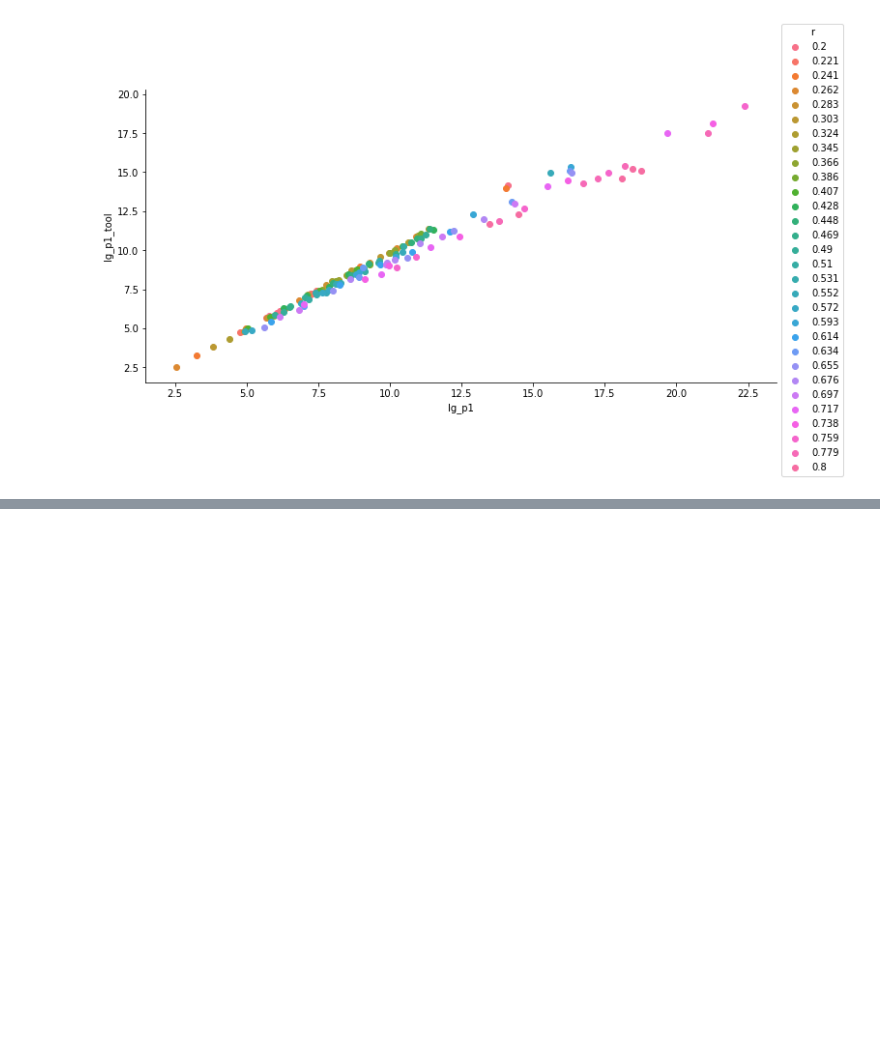
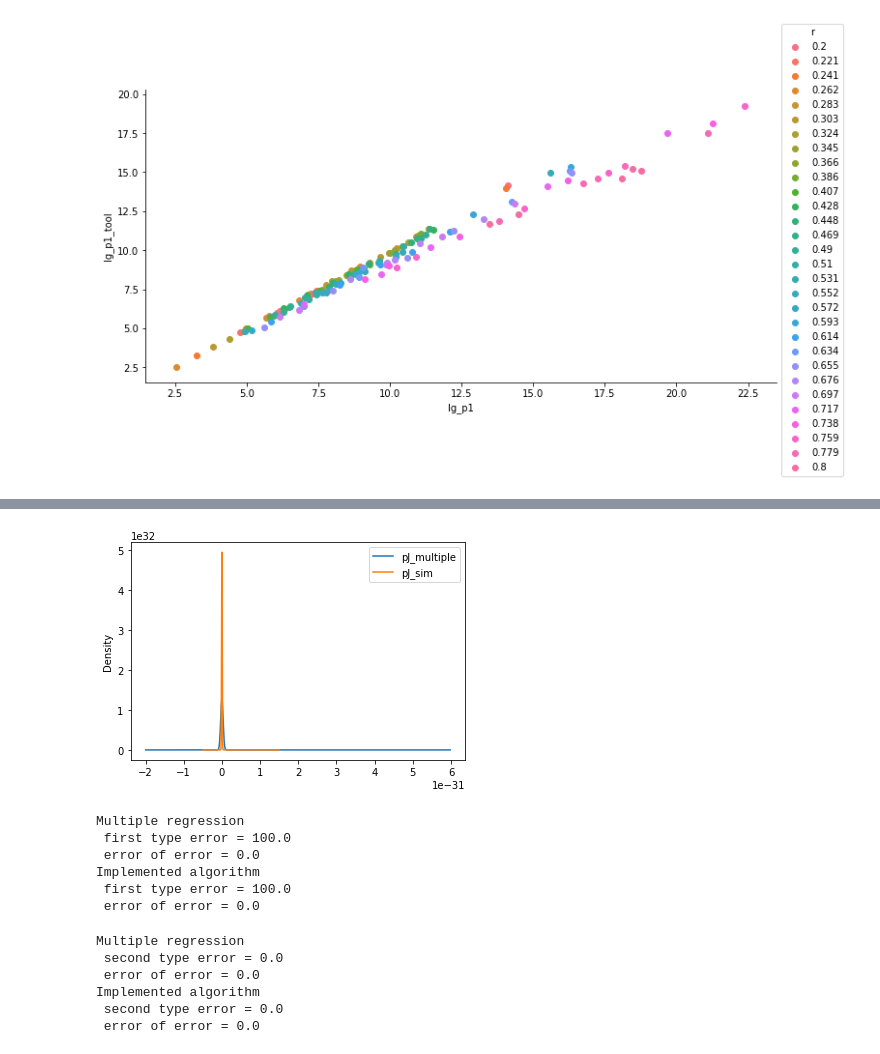
Before and after one commit to SSlavskii/cojo-robustness, a Jupyter notebook: src/results.ipynb, the cells around one changed output, grey strips where cells are left out. Drawn from its saved outputs; the diff is of its cells as text; code cells hidden in the pictures; blank space fills up the shorter version.

Commit message:
calculation of first type error

```diff
--- a/src/results.ipynb
+++ b/src/results.ipynb
@@ -161,0 +162,3 @@ plt.close()
+# %%
+distr_p_value = pd.read_csv("./cojo-robustness/data/distr_p_value", sep='\t')
+distr_p_value.head()
@@ -161,0 +172,29 @@ plt.close()
+# %%
+distr_p_value.plot(kind='kde')
+plt.show()
+# %% [output]
+[figure, added]
+# %%
+print("Multiple regression \n first type error =", sum(distr_p_value.pJ_multiple < 0.05) / 10,
+      "\n error of error =", np.sqrt(sum(distr_p_value.pJ_multiple < 0.05) * sum(distr_p_value.pJ_multiple >= 0.05)) / 1000)
+print("Implemented algorithm \n first type error =", sum(distr_p_value.pJ_sim < 0.05) / 10,
+      "\n error of error =", np.sqrt(sum(distr_p_value.pJ_sim < 0.05) * sum(distr_p_value.pJ_sim >= 0.05)) / 1000)
+# %% [output]
+Multiple regression
+ first type error = 100.0
+ error of error = 0.0
+Implemented algorithm
+ first type error = 100.0
+ error of error = 0.0
+# %%
+print("Multiple regression \n second type error =", sum(distr_p_value.pJ_multiple > 0.05) / 10,
+      "\n error of error =", np.sqrt(sum(distr_p_value.pJ_multiple <= 0.05) * sum(distr_p_value.pJ_multiple > 0.05)) / 1000)
+print("Implemented algorithm \n second type error =", sum(distr_p_value.pJ_sim > 0.05) / 10,
+      "\n error of error =", np.sqrt(sum(distr_p_value.pJ_sim <= 0.05) * sum(distr_p_value.pJ_sim > 0.05)) / 1000)
+# %% [output]
+Multiple regression
+ second type error = 0.0
+ error of error = 0.0
+Implemented algorithm
+ second type error = 0.0
+ error of error = 0.0
```
Also changed, not shown: parts of 5 cells of this notebook, 11 other files.
